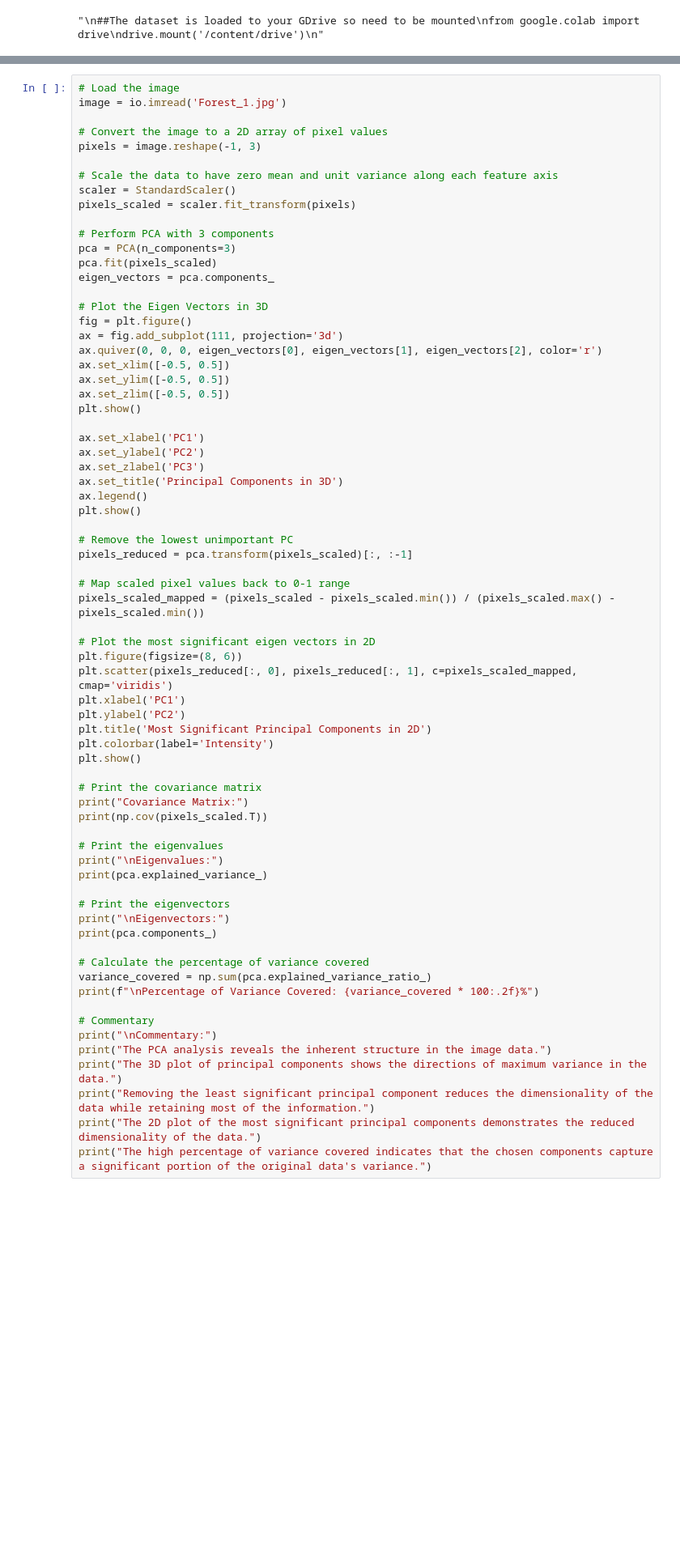
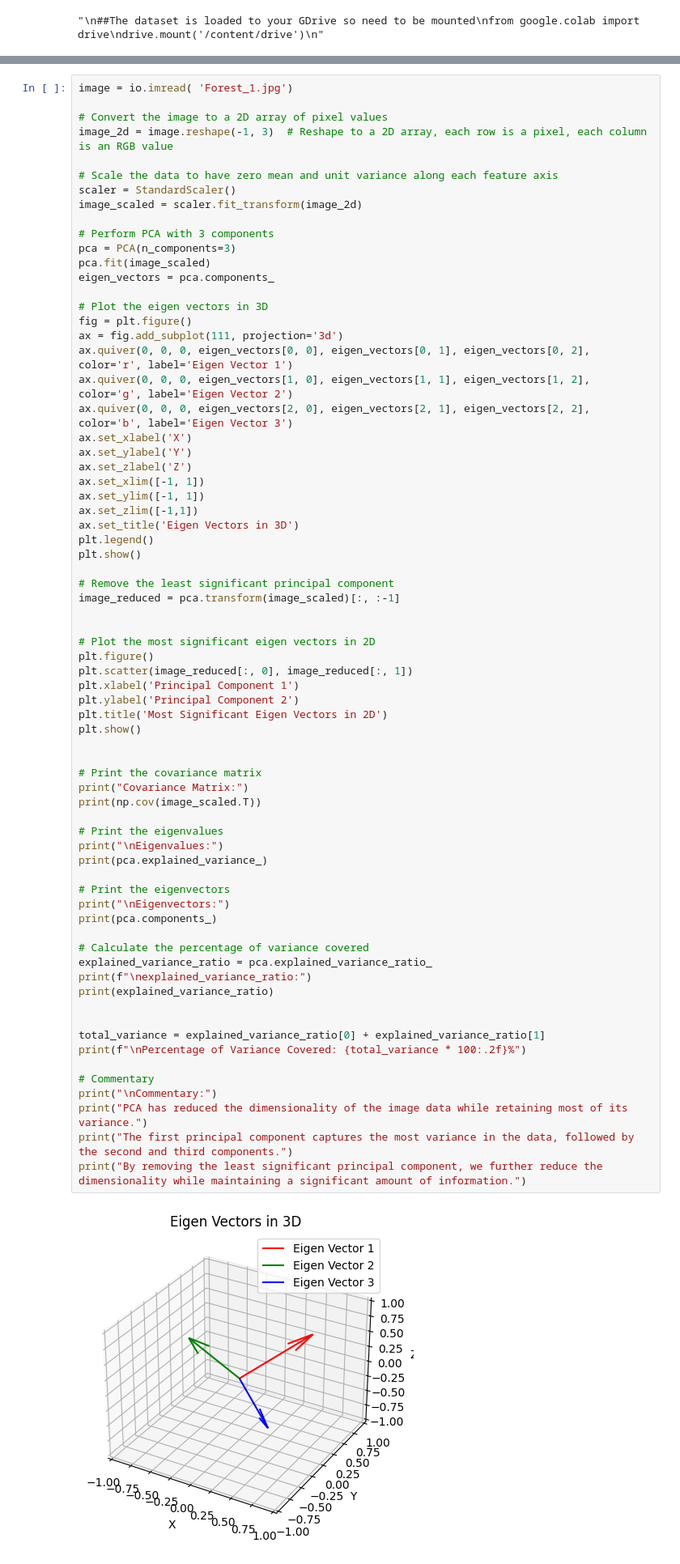
Before and after one commit to hebaashraf21/Satellite_Imagery_Labs, a Jupyter notebook: Lab2 - Image Transform/Image_Transforms.ipynb, the cells around one changed output, grey strips where cells are left out. Shown: that part at 81% size. Cells and saved outputs as stored; diff of their text form; blank space fills up the shorter version.

```diff
--- a/Lab2 - Image Transform/Image_Transforms.ipynb
+++ b/Lab2 - Image Transform/Image_Transforms.ipynb
@@ -71,73 +71,74 @@ To implement PCA on an RGB image, the following steps are undertaken:
 - Plot the most significant eigen vectors in 2D.
 - State the percentage of variance covered and provide commentary on its significance.
 # %%
-# Load the image
-image = io.imread('Forest_1.jpg')
+image = io.imread( 'Forest_1.jpg')
 
 # Convert the image to a 2D array of pixel values
-pixels = image.reshape(-1, 3)
+image_2d = image.reshape(-1, 3)  # Reshape to a 2D array, each row is a pixel, each column is an RGB value
 
 # Scale the data to have zero mean and unit variance along each feature axis
 scaler = StandardScaler()
-pixels_scaled = scaler.fit_transform(pixels)
+image_scaled = scaler.fit_transform(image_2d)
 
 # Perform PCA with 3 components
 pca = PCA(n_components=3)
-pca.fit(pixels_scaled)
+pca.fit(image_scaled)
 eigen_vectors = pca.components_
 
-# Plot the Eigen Vectors in 3D
+# Plot the eigen vectors in 3D
 fig = plt.figure()
 ax = fig.add_subplot(111, projection='3d')
-ax.quiver(0, 0, 0, eigen_vectors[0], eigen_vectors[1], eigen_vectors[2], color='r')
-ax.set_xlim([-0.5, 0.5])
-ax.set_ylim([-0.5, 0.5])
-ax.set_zlim([-0.5, 0.5])
+ax.quiver(0, 0, 0, eigen_vectors[0, 0], eigen_vectors[0, 1], eigen_vectors[0, 2], color='r', label='Eigen Vector 1')
+ax.quiver(0, 0, 0, eigen_vectors[1, 0], eigen_vectors[1, 1], eigen_vectors[1, 2], color='g', label='Eigen Vector 2')
+ax.quiver(0, 0, 0, eigen_vectors[2, 0], eigen_vectors[2, 1], eigen_vectors[2, 2], color='b', label='Eigen Vector 3')
+ax.set_xlabel('X')
+ax.set_ylabel('Y')
+ax.set_zlabel('Z')
+ax.set_xlim([-1, 1])
+ax.set_ylim([-1, 1])
+ax.set_zlim([-1,1])
+ax.set_title('Eigen Vectors in 3D')
+plt.legend()
 plt.show()
 
-ax.set_xlabel('PC1')
-ax.set_ylabel('PC2')
-ax.set_zlabel('PC3')
-ax.set_title('Principal Components in 3D')
-ax.legend()
+# Remove the least significant principal component
+image_reduced = pca.transform(image_scaled)[:, :-1]
+
+
+# Plot the most significant eigen vectors in 2D
+plt.figure()
+plt.scatter(image_reduced[:, 0], image_reduced[:, 1])
+plt.xlabel('Principal Component 1')
+plt.ylabel('Principal Component 2')
+plt.title('Most Significant Eigen Vectors in 2D')
 plt.show()
 
-# Remove the lowest unimportant PC
-pixels_reduced = pca.transform(pixels_scaled)[:, :-1]
-
-# Map scaled pixel values back to 0-1 range
-pixels_scaled_mapped = (pixels_scaled - pixels_scaled.min()) / (pixels_scaled.max() - pixels_scaled.min())
-
-# Plot the most significant eigen vectors in 2D
-plt.figure(figsize=(8, 6))
-plt.scatter(pixels_reduced[:, 0], pixels_reduced[:, 1], c=pixels_scaled_mapped, cmap='viridis')
-plt.xlabel('PC1')
-plt.ylabel('PC2')
-plt.title('Most Significant Principal Components in 2D')
-plt.colorbar(label='Intensity')
-plt.show()
 
 # Print the covariance matrix
 print("Covariance Matrix:")
-print(np.cov(pixels_scaled.T))
+print(np.cov(image_scaled.T))
 
 # Print the eigenvalues
 print("\nEigenvalues:")
 print(pca.explained_variance_)
 
 # Print the eigenvectors
 print("\nEigenvectors:")
 print(pca.components_)
 
 # Calculate the percentage of variance covered
-variance_covered = np.sum(pca.explained_variance_ratio_)
-print(f"\nPercentage of Variance Covered: {variance_covered * 100:.2f}%")
+explained_variance_ratio = pca.explained_variance_ratio_
+print(f"\nexplained_variance_ratio:")
+print(explained_variance_ratio)
+
+
+total_variance = explained_variance_ratio[0] + explained_variance_ratio[1]
+print(f"\nPercentage of Variance Covered: {total_variance * 100:.2f}%")
 
 # Commentary
 print("\nCommentary:")
-print("The PCA analysis reveals the inherent structure in the image data.")
-print("The 3D plot of principal components shows the directions of maximum variance in the data.")
-print("Removing the least significant principal component reduces the dimensionality of the data while retaining most of the information.")
-print("The 2D plot of the most significant principal components demonstrates the reduced dimensionality of the data.")
-print("The high percentage of variance covered indicates that the chosen components capture a significant portion of the original data's variance.")
+print("PCA has reduced the dimensionality of the image data while retaining most of its variance.")
+print("The first principal component captures the most variance in the data, followed by the second and third components.")
+print("By removing the least significant principal component, we further reduce the dimensionality while maintaining a significant amount of information.")
 # %% [output]
+[figure, new version]
```
Also changed, not shown: parts of 1 cell of this notebook.
